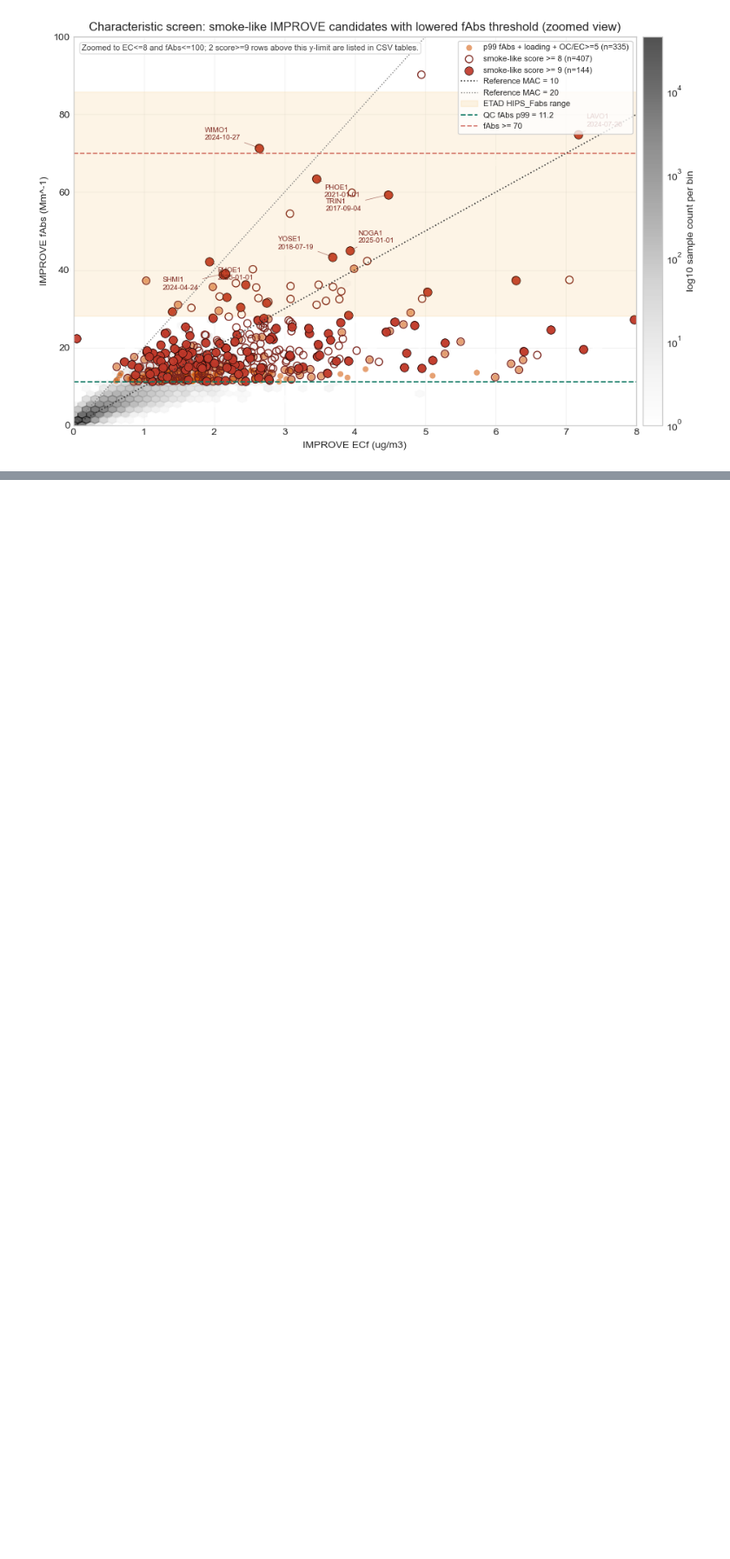
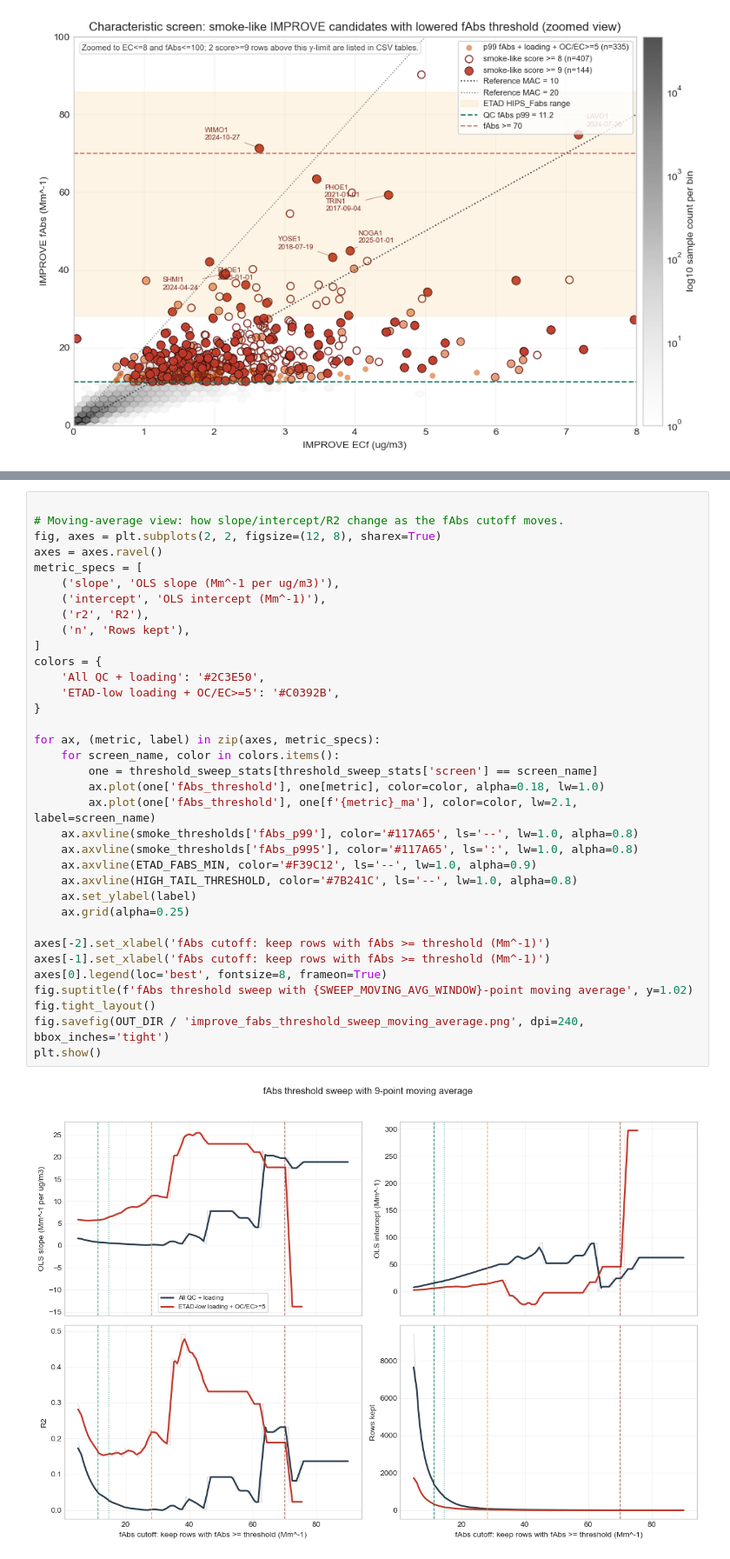
Before and after one commit to ahzs645/aethmodular, a Jupyter notebook: research/improve_hips_offset/improve_hips_offset_narrative.ipynb, the cells around one changed output, grey strips where cells are left out. Shown at 87% size. Saved outputs shown, nothing was run; the diff lists cells and outputs as text; blank space fills up the shorter version.

```diff
--- a/research/improve_hips_offset/improve_hips_offset_narrative.ipynb
+++ b/research/improve_hips_offset/improve_hips_offset_narrative.ipynb
@@ -658,0 +776,37 @@ plt.show()
+# %%
+
+# Moving-average view: how slope/intercept/R2 change as the fAbs cutoff moves.
+fig, axes = plt.subplots(2, 2, figsize=(12, 8), sharex=True)
+axes = axes.ravel()
+metric_specs = [
+    ('slope', 'OLS slope (Mm^-1 per ug/m3)'),
+    ('intercept', 'OLS intercept (Mm^-1)'),
+    ('r2', 'R2'),
+    ('n', 'Rows kept'),
+]
+colors = {
+    'All QC + loading': '#2C3E50',
+    'ETAD-low loading + OC/EC>=5': '#C0392B',
+}
+
+for ax, (metric, label) in zip(axes, metric_specs):
+    for screen_name, color in colors.items():
+        one = threshold_sweep_stats[threshold_sweep_stats['screen'] == screen_name]
+        ax.plot(one['fAbs_threshold'], one[metric], color=color, alpha=0.18, lw=1.0)
+        ax.plot(one['fAbs_threshold'], one[f'{metric}_ma'], color=color, lw=2.1, label=screen_name)
+    ax.axvline(smoke_thresholds['fAbs_p99'], color='#117A65', ls='--', lw=1.0, alpha=0.8)
+    ax.axvline(smoke_thresholds['fAbs_p995'], color='#117A65', ls=':', lw=1.0, alpha=0.8)
+    ax.axvline(ETAD_FABS_MIN, color='#F39C12', ls='--', lw=1.0, alpha=0.9)
+    ax.axvline(HIGH_TAIL_THRESHOLD, color='#7B241C', ls='--', lw=1.0, alpha=0.8)
+    ax.set_ylabel(label)
+    ax.grid(alpha=0.25)
+
+axes[-2].set_xlabel('fAbs cutoff: keep rows with fAbs >= threshold (Mm^-1)')
+axes[-1].set_xlabel('fAbs cutoff: keep rows with fAbs >= threshold (Mm^-1)')
+axes[0].legend(loc='best', fontsize=8, frameon=True)
+fig.suptitle(f'fAbs threshold sweep with {SWEEP_MOVING_AVG_WINDOW}-point moving average', y=1.02)
+fig.tight_layout()
+fig.savefig(OUT_DIR / 'improve_fabs_threshold_sweep_moving_average.png', dpi=240, bbox_inches='tight')
+plt.show()
+# %% [output]
+[figure, added]
```
Also changed, not shown: parts of 11 cells of this notebook, 40 other files.
